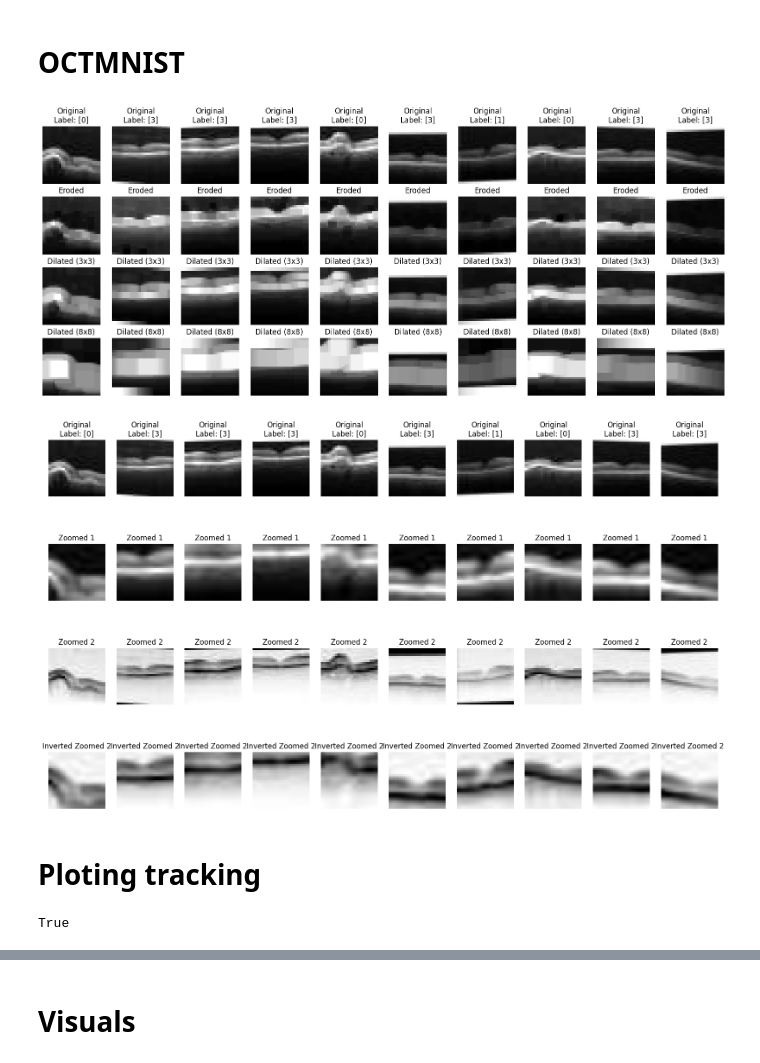
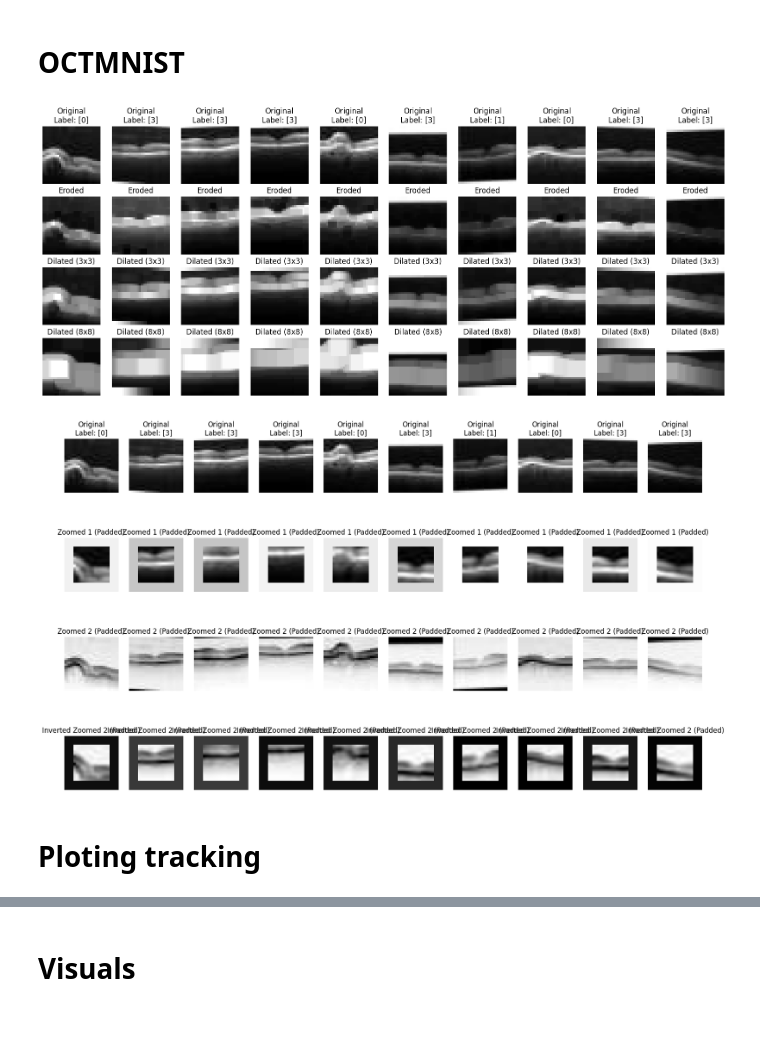
Before and after one commit to leahcimali/CFL-Evaluation-of-labels-and-quantity-skew, a Jupyter notebook: Results.ipynb, the cells around one changed output, grey strips where cells are left out. Saved outputs shown, nothing was run; the diff lists cells and outputs as text; code cells hidden in the pictures; blank space fills up the shorter version.

```diff
--- a/Results.ipynb
+++ b/Results.ipynb
@@ -926,50 +926,45 @@ def plot_images_with_zoom(train_dataset, n_images=10):
 
         # Zoom into the center of the image with different granularities
         h, w = image_np.shape
-        zoomed_image_1 = cv2.resize(image_np[h//4:3*h//4, w//4:3*w//4], (28, 28), interpolation=cv2.INTER_LINEAR)
 
         # Invert grayscale values of zoomed_image_2
-        inverted_image = 255-image_np
 
-        inverted_zoomed_image_2 = 255 - zoomed_image_1
 
         # Plot original image
         axes[0, i].imshow(image_np, cmap='gray')
         axes[0, i].set_title(f'Original\nLabel: {label}')
         axes[0, i].axis('off')
+
+        zoomed_image_1 = cv2.resize(image_np[h//4:3*h//4, w//4:3*w//4], (28, 28), interpolation=cv2.INTER_LINEAR)
 
         # Add zero padding to zoomed_image_1 to make it 28x28
         padded_zoomed_image_1 = np.pad(zoomed_image_1, ((7, 7), (7, 7)), mode='constant', constant_values=0)
         axes[1, i].imshow(padded_zoomed_image_1, cmap='gray')
         axes[1, i].set_title('Zoomed 1 (Padded)')
         axes[1, i].axis('off')
 
+        inverted_image = 255-image_np
+
         # Add zero padding to inverted_image to make it 28x28
         axes[2, i].imshow(inverted_image, cmap='gray')
         axes[2, i].set_title('Zoomed 2 (Padded)')
         axes[2, i].axis('off')
 
+        inverted_zoomed_image_2 = 255 - padded_zoomed_image_1
+
         # Add zero padding to inverted_zoomed_image_2 to make it 28x28
-        padded_inverted_zoomed_image_2 = np.pad(inverted_zoomed_image_2, ((7, 7), (7, 7)), mode='constant', constant_values=0)
-        axes[3, i].imshow(padded_inverted_zoomed_image_2, cmap='gray')
+        axes[3, i].imshow(inverted_zoomed_image_2, cmap='gray')
         axes[3, i].set_title('Inverted Zoomed 2 (Padded)')
         axes[3, i].axis('off')
     plt.show()
 
 # Plot the first 10 images from the TissueMNIST dataset with different granularities of zoom
 plot_images_with_zoom(train_dataset, n_images=10)
 # %% [output]
 [figure]
-[figure, old version]
+[figure, new version]
 # %% [markdown]
 # Ploting tracking
-# %%
-server_side_client_cluster_id, client_side_client_cluster_id = [0, 1, 1, 0, 1, 0, 0, 1, 1, 0], [0, 0 , 0, 0, 1, 0, 0, 1, 1, 0]
-matches = sum(1 for a, b in zip(server_side_client_cluster_id, client_side_client_cluster_id) if a == b)
-match_percentage = (matches / len(server_side_client_cluster_id)) * 100
-print(match_percentage == 80)
-# %% [output]
-True
 # %%
 import pandas as pd
 import matplotlib.pyplot as plt
```
Also changed, not shown: parts of 1 cell of this notebook, 4 other files.
